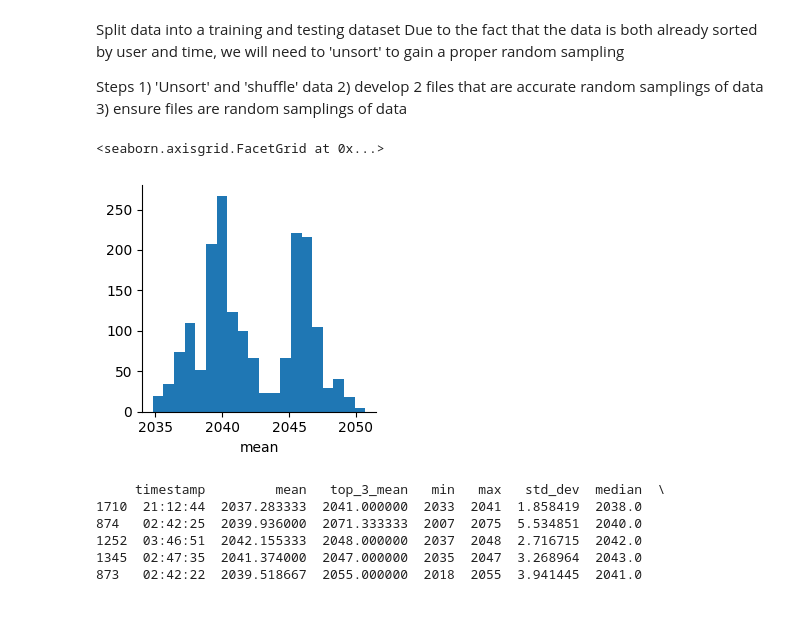
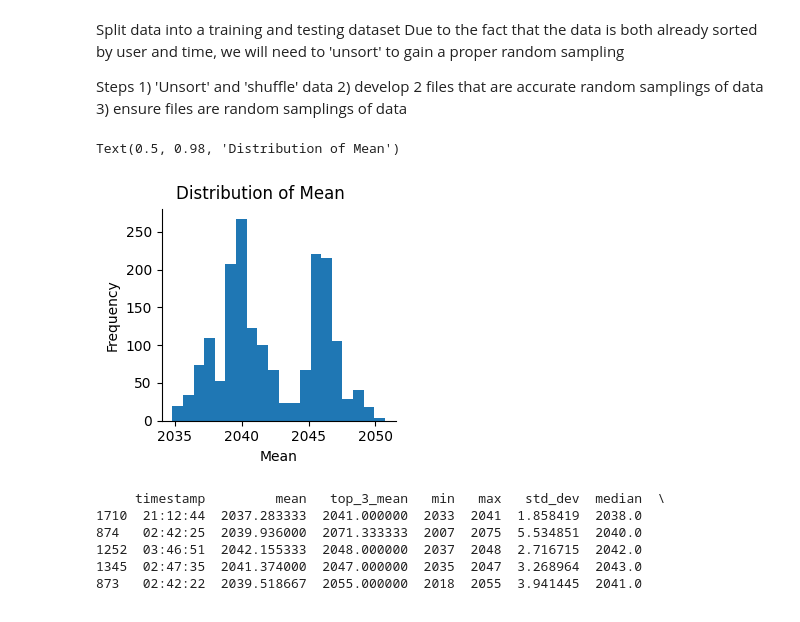
Before and after one commit to SShar195/CSE572GroupProject, a Jupyter notebook: group-project.ipynb, the cells around one changed output. Cells and saved outputs as stored; diff of their text form; code cells hidden in the pictures.

```diff
--- a/group-project.ipynb
+++ b/group-project.ipynb
@@ -52,9 +52,14 @@ dataset_sorted = dataset.sort_values(by=["name", "timestamp"], ascending=[True,
 # %%
 og = sns.FacetGrid(dataset_sorted)
 og.map(plt.hist, 'mean', bins=20)
+
+og.set_axis_labels("Mean", "Frequency")
+og.set_titles(col_template="{col_name}")
+plt.subplots_adjust(top=0.9)
+og.figure.suptitle("Distribution of Mean")
 # %% [output]
-<seaborn.axisgrid.FacetGrid at 0x...>
+Text(0.5, 0.98, 'Distribution of Mean')
-[figure, old version]
+[figure, new version]
 # %%
 train, test = train_test_split(dataset_sorted, test_size=0.5, random_state=42, shuffle=True)
 print(train.head())
```
Also changed, not shown: parts of 2 cells of this notebook.
